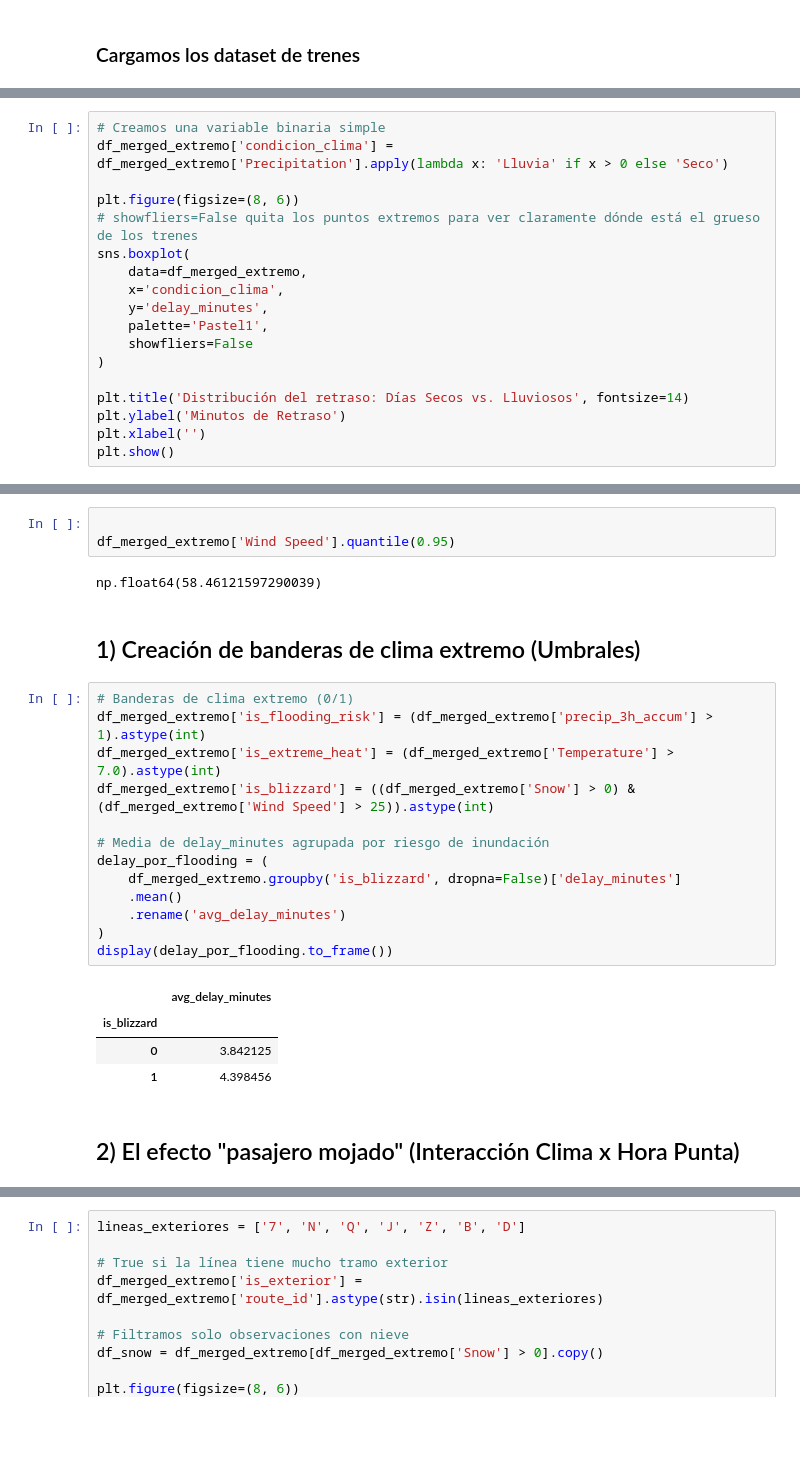
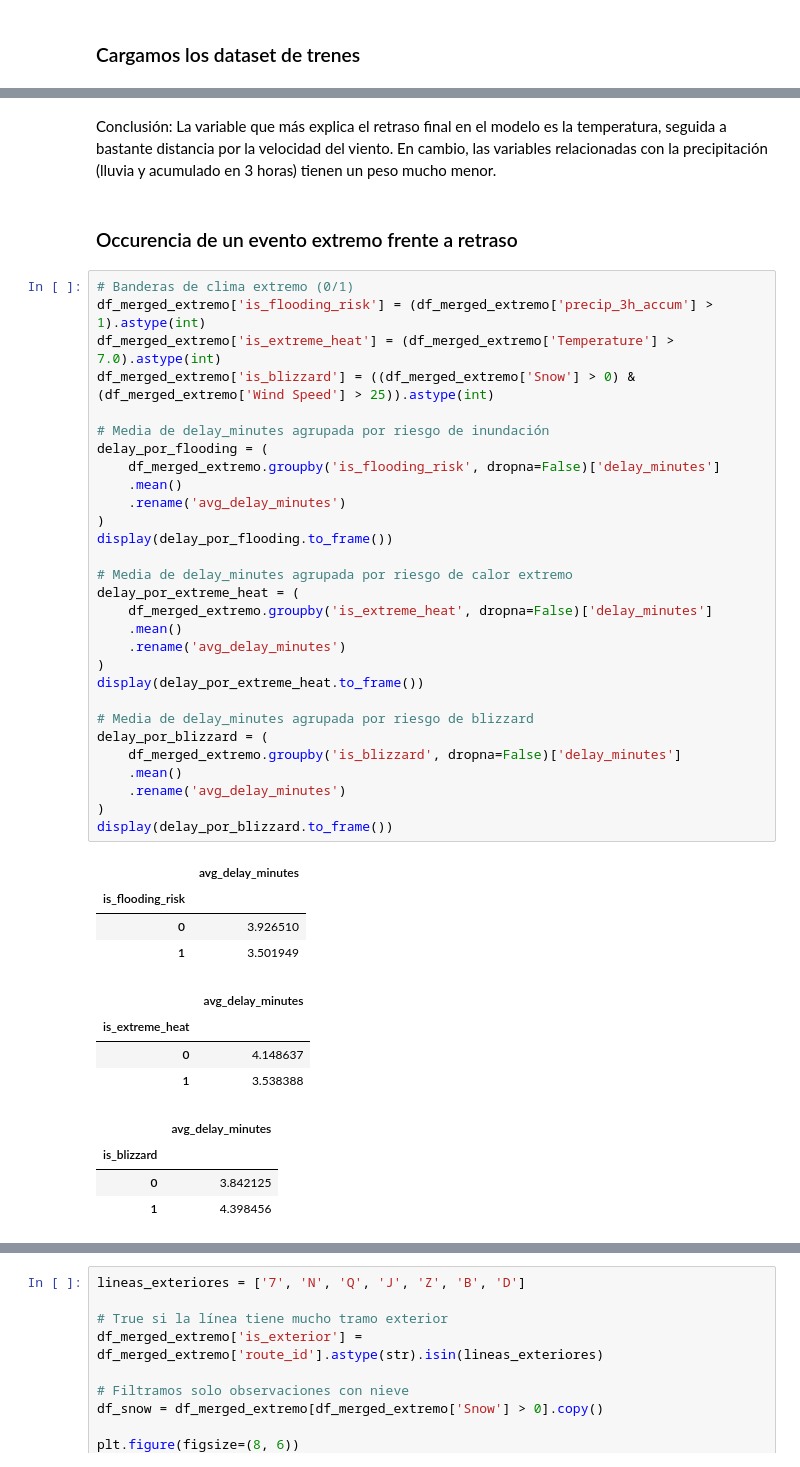
Before and after one commit to UCM-GIDIA-PD1/c2526-R5, a Jupyter notebook: notebooks/analisis_datos_clima.ipynb, the cells around one changed output, grey strips where cells are left out. Cells and saved outputs as stored; diff of their text form; blank space fills up the shorter version.

Commit message:
Análisis del clima terminado

```diff
--- a/notebooks/analisis_datos_clima.ipynb
+++ b/notebooks/analisis_datos_clima.ipynb
@@ -567,18 +414,0 @@ plt.show()
-# %%
-# Creamos una variable binaria simple
-df_merged_extremo['condicion_clima'] = df_merged_extremo['Precipitation'].apply(lambda x: 'Lluvia' if x > 0 else 'Seco')
-
-plt.figure(figsize=(8, 6))
-# showfliers=False quita los puntos extremos para ver claramente dónde está el grueso de los trenes
-sns.boxplot(
-    data=df_merged_extremo,
-    x='condicion_clima',
-    y='delay_minutes',
-    palette='Pastel1',
-    showfliers=False
-)
-
-plt.title('Distribución del retraso: Días Secos vs. Lluviosos', fontsize=14)
-plt.ylabel('Minutos de Retraso')
-plt.xlabel('')
-plt.show()
@@ -590,27 +415,46 @@ Passing `palette` without assigning `hue` is deprecated and will be removed in v
-# %%
-
-df_merged_extremo['Wind Speed'].quantile(0.95)
-# %% [output]
-np.float64(58.46121597290039)
-# %% [markdown]
-## 1) Creación de banderas de clima extremo (Umbrales)
+# %% [markdown]
+Conclusión: La variable que más explica el retraso final en el modelo es la temperatura, seguida a bastante distancia por la velocidad del viento. En cambio, las variables relacionadas con la precipitación (lluvia y acumulado en 3 horas) tienen un peso mucho menor.
+# %% [markdown]
+### Occurencia de un evento extremo frente a retraso
 # %%
 # Banderas de clima extremo (0/1)
 df_merged_extremo['is_flooding_risk'] = (df_merged_extremo['precip_3h_accum'] > 1).astype(int)
 df_merged_extremo['is_extreme_heat'] = (df_merged_extremo['Temperature'] > 7.0).astype(int)
 df_merged_extremo['is_blizzard'] = ((df_merged_extremo['Snow'] > 0) & (df_merged_extremo['Wind Speed'] > 25)).astype(int)
 
 # Media de delay_minutes agrupada por riesgo de inundación
 delay_por_flooding = (
+    df_merged_extremo.groupby('is_flooding_risk', dropna=False)['delay_minutes']
+    .mean()
+    .rename('avg_delay_minutes')
+)
+display(delay_por_flooding.to_frame())
+
+# Media de delay_minutes agrupada por riesgo de calor extremo
+delay_por_extreme_heat = (
+    df_merged_extremo.groupby('is_extreme_heat', dropna=False)['delay_minutes']
+    .mean()
+    .rename('avg_delay_minutes')
+)
+display(delay_por_extreme_heat.to_frame())
+
+# Media de delay_minutes agrupada por riesgo de blizzard
+delay_por_blizzard = (
     df_merged_extremo.groupby('is_blizzard', dropna=False)['delay_minutes']
     .mean()
     .rename('avg_delay_minutes')
 )
-display(delay_por_flooding.to_frame())
+display(delay_por_blizzard.to_frame())
 # %% [output]
 |  | avg_delay_minutes |
-| is_blizzard |  |
-| 0 | 3.842125 |
-| 1 | 4.398456 |
+| is_flooding_risk |  |
+| 0 | 3.926510 |
+| 1 | 3.501949 |
+|  | avg_delay_minutes |
+| is_extreme_heat |  |
+| 0 | 4.148637 |
+| 1 | 3.538388 |
+|  | avg_delay_minutes |
+| is_blizzard |  |
+| 0 | 3.842125 |
+| 1 | 4.398456 |
-# %% [markdown]
-## 2) El efecto "pasajero mojado" (Interacción Clima x Hora Punta)
```
Also changed, not shown: parts of 49 cells of this notebook.
